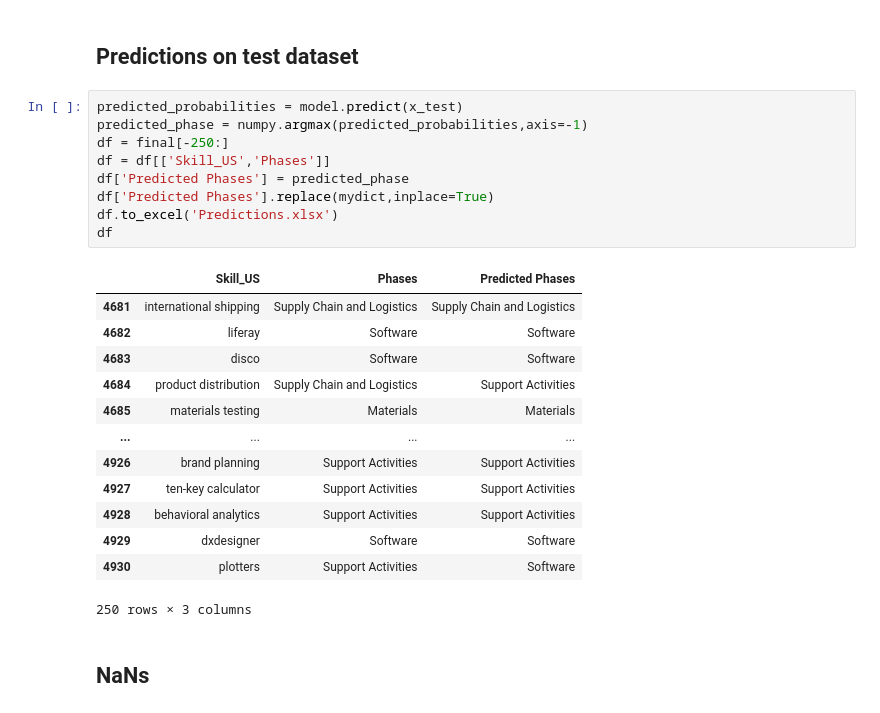
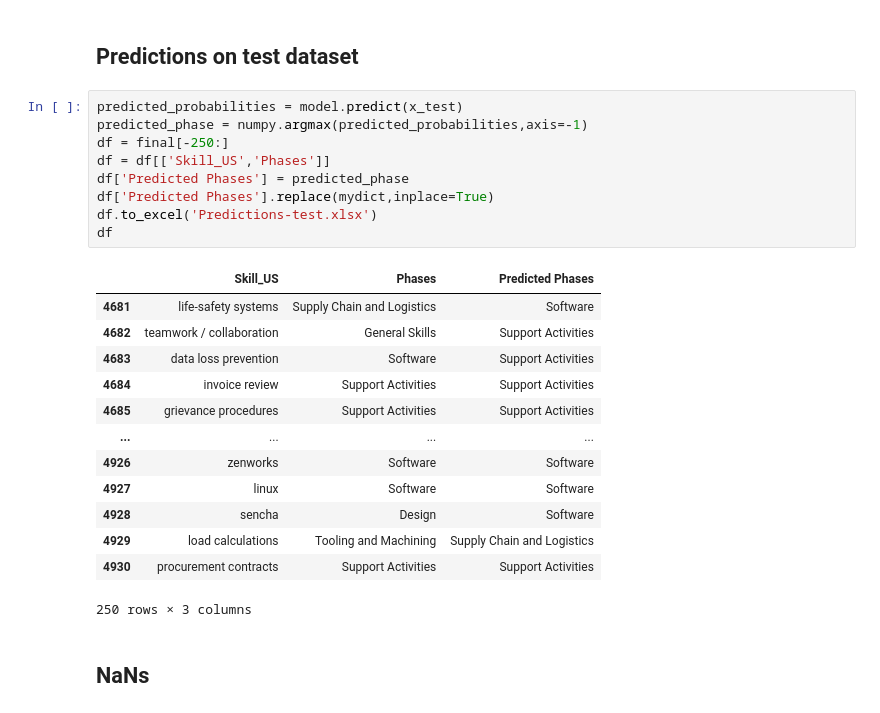
Before and after one commit to Ainhoa-Urtasun/AM-specialization, a Jupyter notebook: Phases.ipynb, the cells around one changed output. Cells and saved outputs as stored; diff of their text form.

```diff
--- a/Phases.ipynb
+++ b/Phases.ipynb
@@ -272,25 +272,25 @@ Accuracy on test dataset: 0.7639999985694885
 # %%
 predicted_probabilities = model.predict(x_test)
 predicted_phase = numpy.argmax(predicted_probabilities,axis=-1)
 df = final[-250:]
 df = df[['Skill_US','Phases']]
 df['Predicted Phases'] = predicted_phase
 df['Predicted Phases'].replace(mydict,inplace=True)
-df.to_excel('Predictions.xlsx')
+df.to_excel('Predictions-test.xlsx')
 df
 # %% [output]
 |  | Skill_US | Phases | Predicted Phases |
-| 4681 | international shipping | Supply Chain and Logistics | Supply Chain and Logistics |
-| 4682 | liferay | Software | Software |
-| 4683 | disco | Software | Software |
-| 4684 | product distribution | Supply Chain and Logistics | Support Activities |
-| 4685 | materials testing | Materials | Materials |
+| 4681 | life-safety systems | Supply Chain and Logistics | Software |
+| 4682 | teamwork / collaboration | General Skills | Support Activities |
+| 4683 | data loss prevention | Software | Support Activities |
+| 4684 | invoice review | Support Activities | Support Activities |
+| 4685 | grievance procedures | Support Activities | Support Activities |
 | ... | ... | ... | ... |
-| 4926 | brand planning | Support Activities | Support Activities |
-| 4927 | ten-key calculator | Support Activities | Support Activities |
-| 4928 | behavioral analytics | Support Activities | Support Activities |
-| 4929 | dxdesigner | Software | Software |
-| 4930 | plotters | Support Activities | Software |
+| 4926 | zenworks | Software | Software |
+| 4927 | linux | Software | Software |
+| 4928 | sencha | Design | Software |
+| 4929 | load calculations | Tooling and Machining | Supply Chain and Logistics |
+| 4930 | procurement contracts | Support Activities | Support Activities |
 250 rows × 3 columns
 # %% [markdown]
 ## NaNs
```
Also changed, not shown: parts of 11 cells of this notebook, 8 other files.
